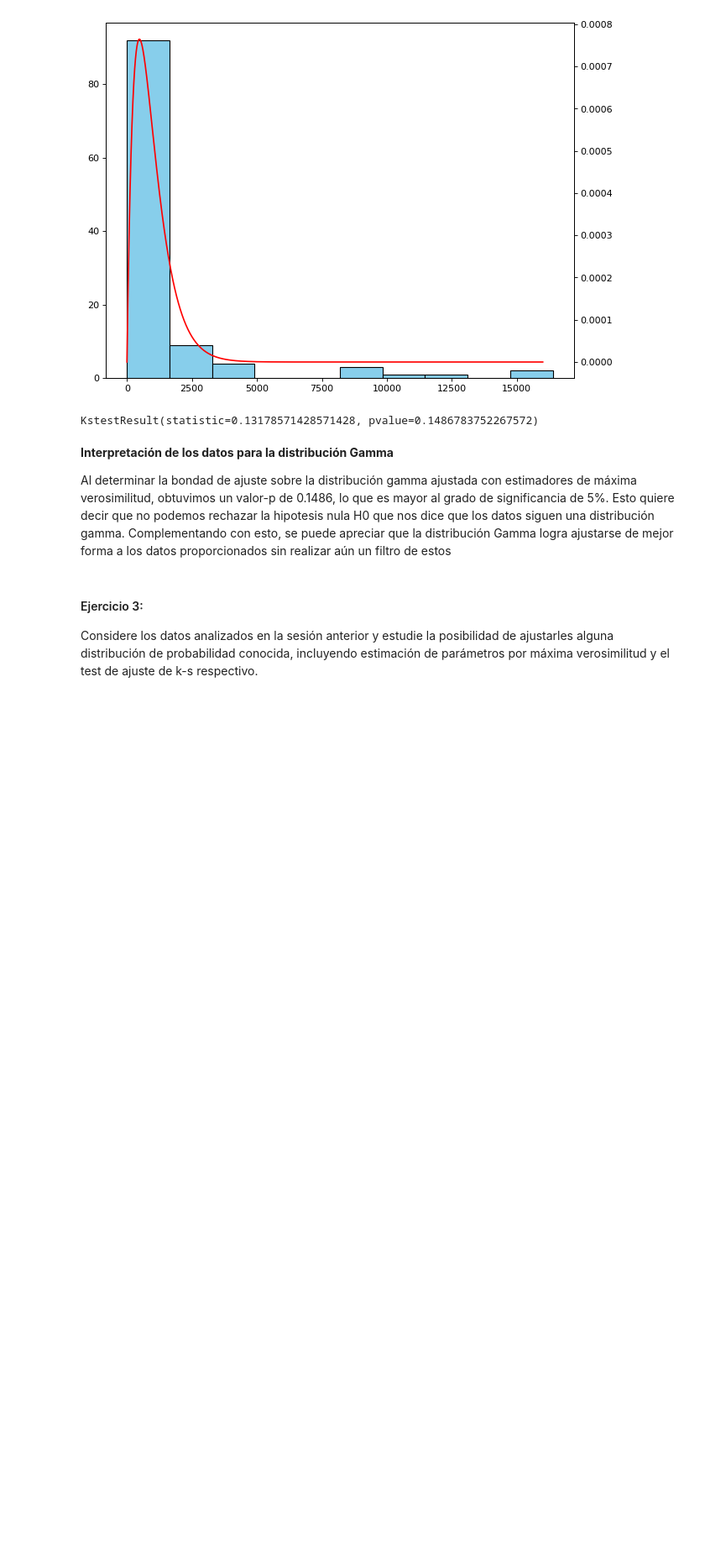
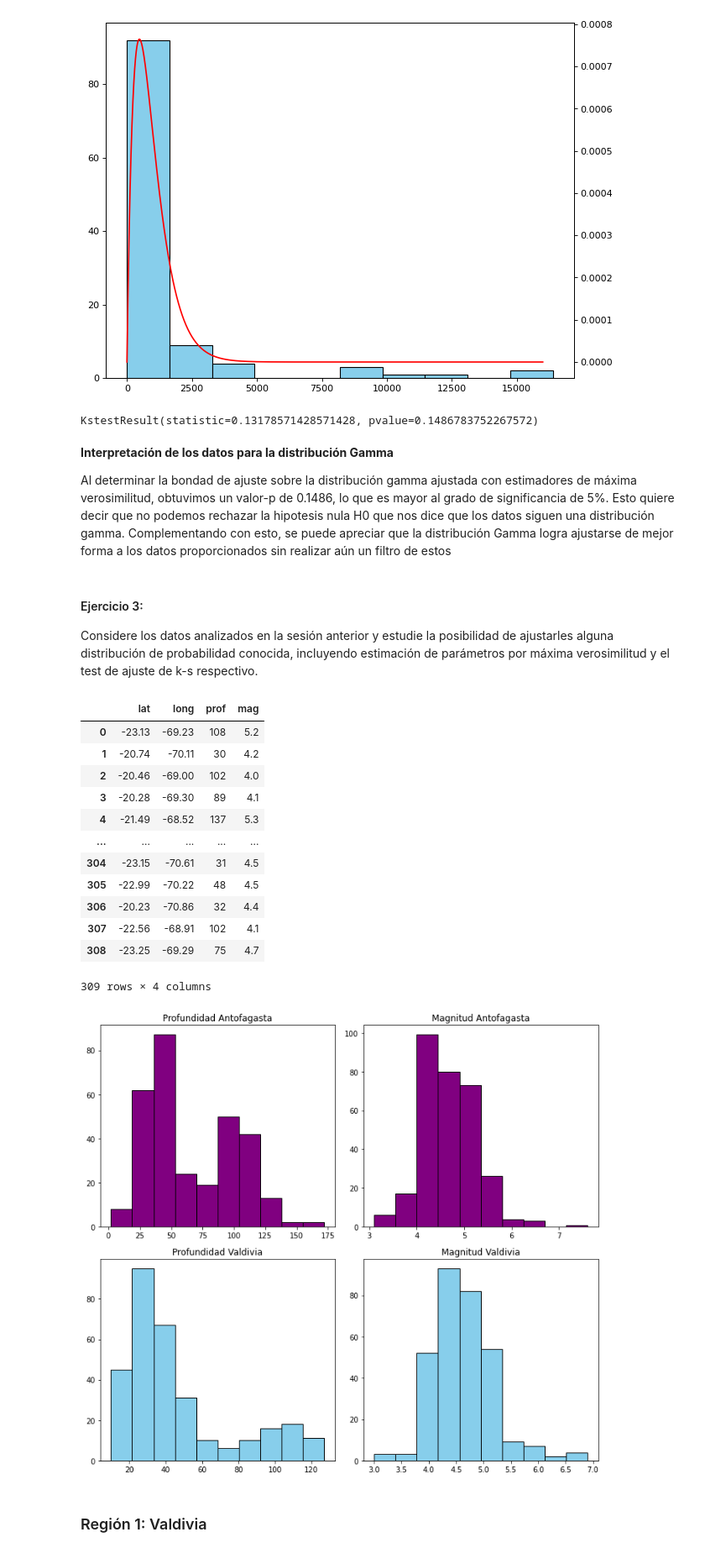
Before and after one commit to dmoram/Laboratorios_Simulacion, a Jupyter notebook: Laboratorio3/Laboratorio3.ipynb, the cells around one changed output. Shown: that part at 84% size. Saved outputs shown, nothing was run; the diff lists cells and outputs as text; code cells hidden in the pictures; blank space fills up the shorter version.

```diff
--- a/Laboratorio3/Laboratorio3.ipynb
+++ b/Laboratorio3/Laboratorio3.ipynb
@@ -450,3 +450,46 @@ Al determinar la bondad de ajuste sobre la distribución gamma ajustada con esti
 # %% [markdown]
 #### Ejercicio 3:
 Considere los datos analizados en la sesión anterior y estudie la posibilidad de ajustarles alguna distribución de probabilidad conocida, incluyendo estimación de parámetros por máxima verosimilitud y  el test de ajuste de k-s respectivo.
+# %%
+reg1 = pd.read_csv("data/antofagasta.csv", sep=";")[:309]
+reg2 = pd.read_csv("data/valdivia.csv", sep=";")
+
+prof_reg1 = reg1['prof']
+mag_reg1 = reg1['mag']
+prof_reg2 = reg2['prof']
+mag_reg2 = reg2['mag']
+
+display(reg1)
+
+fig, axs = plt.subplots(2, 2, figsize=(10,9))
+
+axs[0, 0].hist(prof_reg1, color = 'purple', edgecolor = 'black')
+axs[0, 0].set_title('Profundidad Antofagasta')
+
+axs[0, 1].hist(mag_reg1, color = 'purple', edgecolor = 'black')
+axs[0, 1].set_title('Magnitud Antofagasta')
+
+axs[1, 0].hist(prof_reg2, color = 'skyblue', edgecolor = 'black')
+axs[1, 0].set_title('Profundidad Valdivia')
+
+axs[1, 1].hist(mag_reg2, color = 'skyblue', edgecolor = 'black')
+axs[1, 1].set_title('Magnitud Valdivia')
+
+fig.tight_layout()
+# %% [output]
+|  | lat | long | prof | mag |
+| 0 | -23.13 | -69.23 | 108 | 5.2 |
+| 1 | -20.74 | -70.11 | 30 | 4.2 |
+| 2 | -20.46 | -69.00 | 102 | 4.0 |
+| 3 | -20.28 | -69.30 | 89 | 4.1 |
+| 4 | -21.49 | -68.52 | 137 | 5.3 |
+| ... | ... | ... | ... | ... |
+| 304 | -23.15 | -70.61 | 31 | 4.5 |
+| 305 | -22.99 | -70.22 | 48 | 4.5 |
+| 306 | -20.23 | -70.86 | 32 | 4.4 |
+| 307 | -22.56 | -68.91 | 102 | 4.1 |
+| 308 | -23.25 | -69.29 | 75 | 4.7 |
+309 rows × 4 columns
+[figure, added]
+# %% [markdown]
+### Región 1: Valdivia
```
Also changed, not shown: parts of 8 cells of this notebook, 2 other files.
